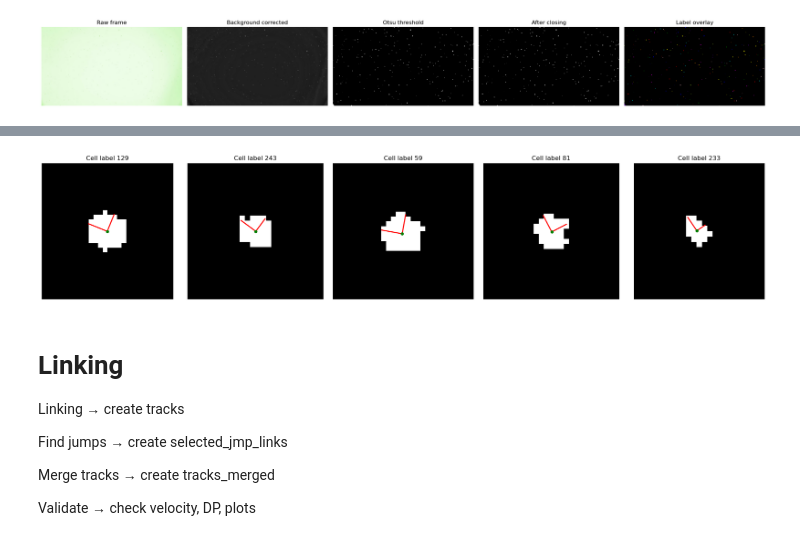
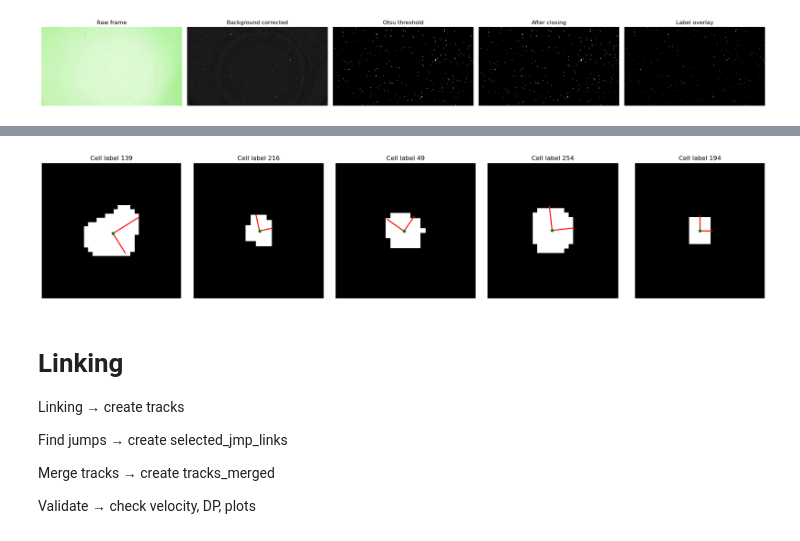
Before and after one commit to farnooshjoulaeian-dev/tracking-microswimmers, a Jupyter notebook: tracking_microswimmers_pipeline.ipynb, the cells around one changed output, grey strips where cells are left out. Cells and saved outputs as stored; diff of their text form; code cells hidden in the pictures.

```diff
--- a/tracking_microswimmers_pipeline.ipynb
+++ b/tracking_microswimmers_pipeline.ipynb
@@ -189,12 +289,11 @@ plt.show()
 # %%
 all_features = []
 
-video_path = "../example_microswimmers.mp4"
-video_info, first_frame = get_video_data(video_path)
+video_info, first_frame = get_video_data(str(video_path))
 
 total_frames = video_info["frame_count"]
 
-cap = cv2.VideoCapture(video_path)
+cap = cv2.VideoCapture(str(video_path))
 frame_number = 0
 
 # Start timer once, before processing begins
@@ -203,7 +302,7 @@ start_time = time.time()
 progress_display = display(HTML(""), display_id=True)
 
 def update_progress(frame_number, total_frames, start_time):
-    progress = 100 * frame_number / total_frames
+    progress = 100 * frame_number / total_frames if total_frames > 0 else 0
     elapsed_time = time.time() - start_time
 
     progress_display.update(HTML(f"""
@@ -227,7 +326,8 @@ while True:
 
     features, corrected, thresholded_img, closed_mask, label_image = detect_cells_in_frame(
         frame,
-        frame_number=frame_number
+        frame_number=frame_number,
+        **detection_settings
     )
 
     all_features.append(features)
@@ -238,7 +338,12 @@ while True:
 
 cap.release()
 
-detections = pd.concat(all_features, ignore_index=True)
+detections = (
+    pd.concat(all_features, ignore_index=True)
+    if all_features else pd.DataFrame(columns=detection_columns)
+)
+if detections.empty:
+    raise ValueError("No accepted detections; inspect the input and detection settings.")
 # Final total time
 total_time = time.time() - start_time
 update_progress(frame_number, total_frames, start_time)
@@ -249,20 +354,25 @@ Finished processing in 752.0 s
 # %%
-cell_label = row["label"]
-cell_mask = label_image == cell_label
+# Removed unused scratch calculation that depended on a previous loop variable.
 # %%
 
-def plot_sample_cell_orientations(features, label_image, n_cells=5, margin=10):
+def plot_sample_cell_orientations(features, label_image, n_cells=5, margin=10, random_state=0):
+    # Limit the display count when fewer cells are available.
+    n_cells = min(n_cells, len(features))
+    if n_cells == 0:
+        print("No detected cells available for orientation inspection.")
+        return
     # Randomly choose accepted detected cells
     sample_features = features.sample(
         n=n_cells,
-        random_state=0
+        random_state=random_state
     )
 
     # Get region information from the labeled image
     regions = measure.regionprops(label_image)
     regions_by_label = {region.label: region for region in regions}
 
-    fig, axes = plt.subplots(1, n_cells, figsize=(4 * n_cells, 4))
+    fig, axes = plt.subplots(1, n_cells, figsize=(4 * n_cells, 4), squeeze=False)
+    axes = axes.ravel()
 
     for ax, (_, row) in zip(axes, sample_features.iterrows()):
         region = regions_by_label[row["label"]]
@@ -316,18 +426,21 @@ def plot_sample_cell_orientations(features, label_image, n_cells=5, margin=10):
 # %%
 features, corrected, thresholded_img, closed_mask, label_image = detect_cells_in_frame(
     first_frame,
-    frame_number=16
+    frame_number=0,
+    **detection_settings
 )
 
-sample_features = features.sample(n=5)
+# Preserve the existing random preselection; only cap its size.
+sample_features = features.sample(n=min(sample_cell_count, len(features)))
 
 plot_sample_cell_orientations(
     sample_features,
     label_image,
-    n_cells=5
+    n_cells=sample_cell_count,
+    random_state=sample_random_seed
 )
 # %% [output]
-[figure, old version]
+[figure, new version]
 # %% [markdown]
 # Linking
 
```
Also changed, not shown: parts of 24 cells of this notebook, 7 other files.
